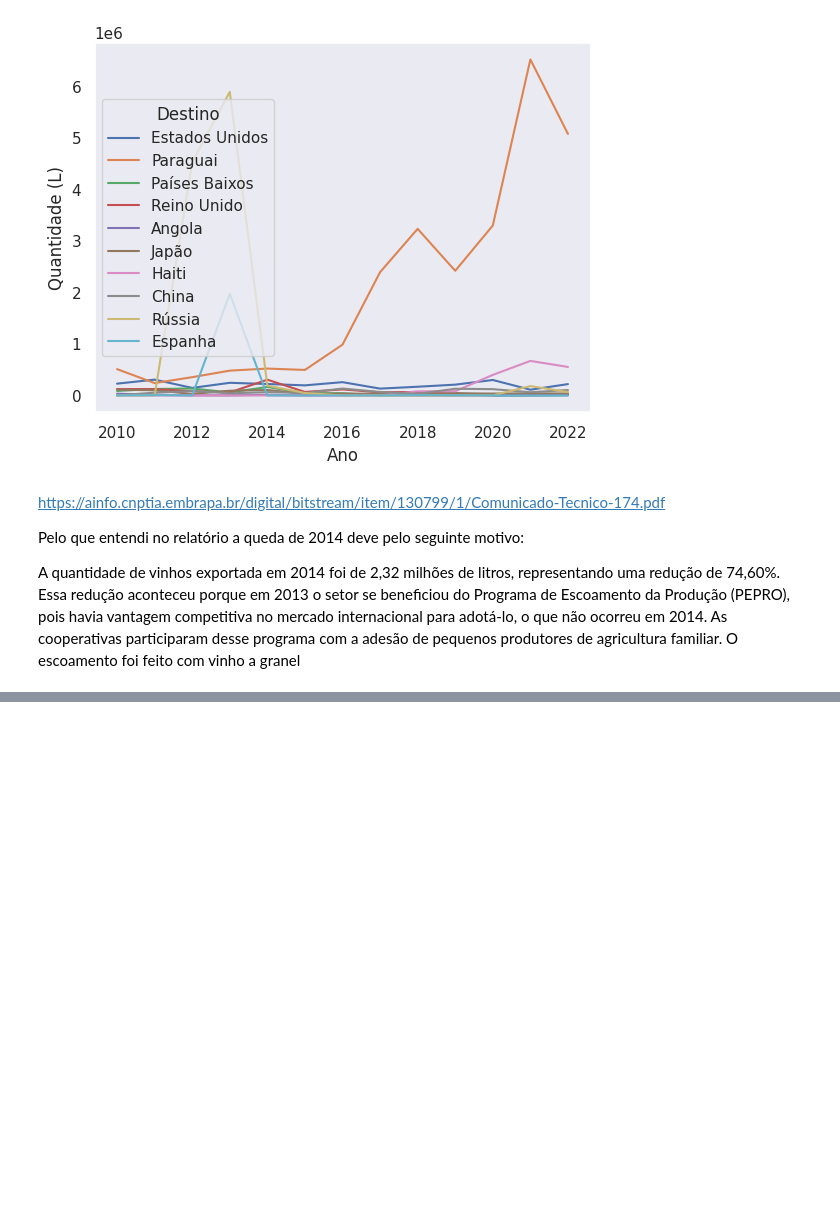
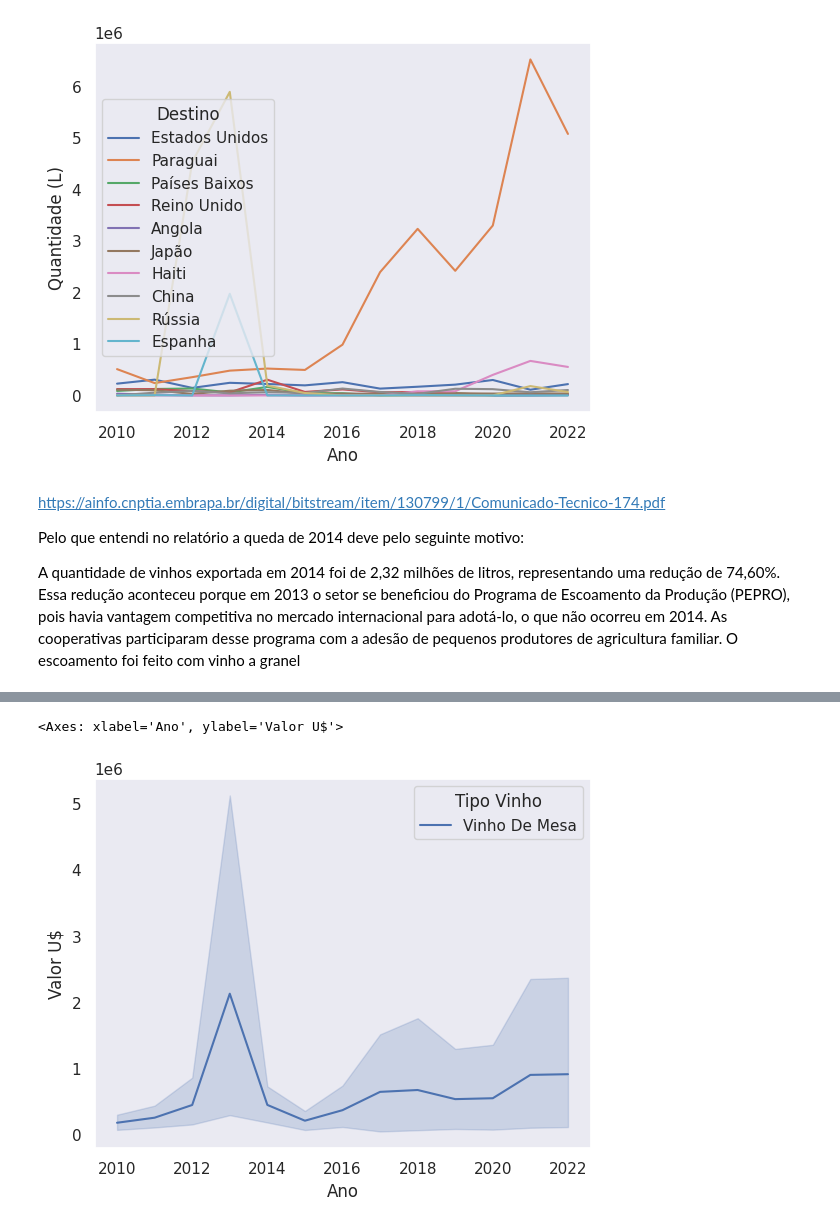
Before and after one commit to icarocarmona/Tech-Challenges-DTAT-Grupo-26, a Jupyter notebook: notebooks/Analise_sobre_a_exportação_de_Vinhos.ipynb, the cells around one changed output, grey strips where cells are left out. Cells and saved outputs as stored; diff of their text form; code cells hidden in the pictures; blank space fills up the shorter version.

```diff
--- a/notebooks/Analise_sobre_a_exportação_de_Vinhos.ipynb
+++ b/notebooks/Analise_sobre_a_exportação_de_Vinhos.ipynb
@@ -128 +111,9 @@ familiar. O escoamento foi feito com vinho a granel
+# %%
+import matplotlib.pyplot as plt
+
+# plt.figure(figsize=(5,10))
+sns.lineplot(data=vinhos_de_mesa_filtrado, x='Ano', y='Valor U$', hue='Tipo Vinho')
+# %% [output]
+<Axes: xlabel='Ano', ylabel='Valor U$'>
+[figure, added]
 # %%
```
Also changed, not shown: parts of 20 cells of this notebook.
